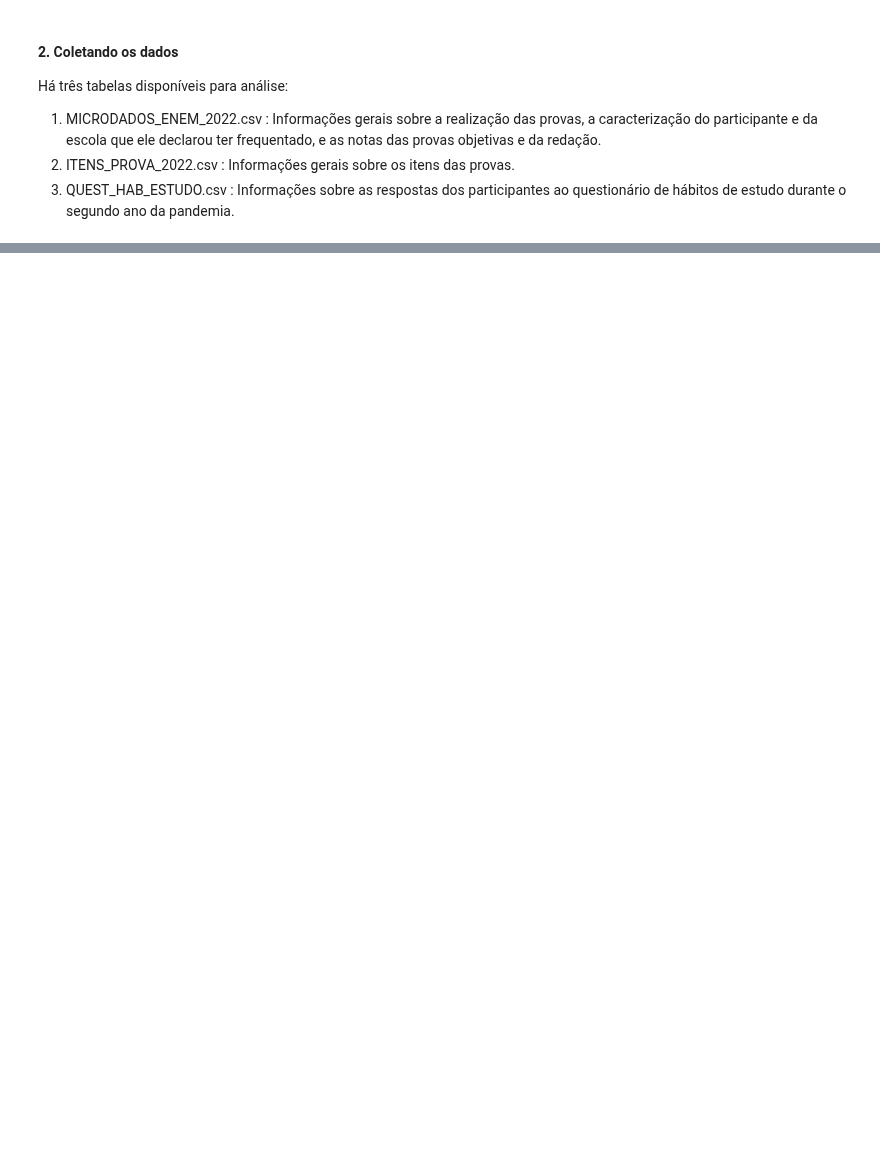
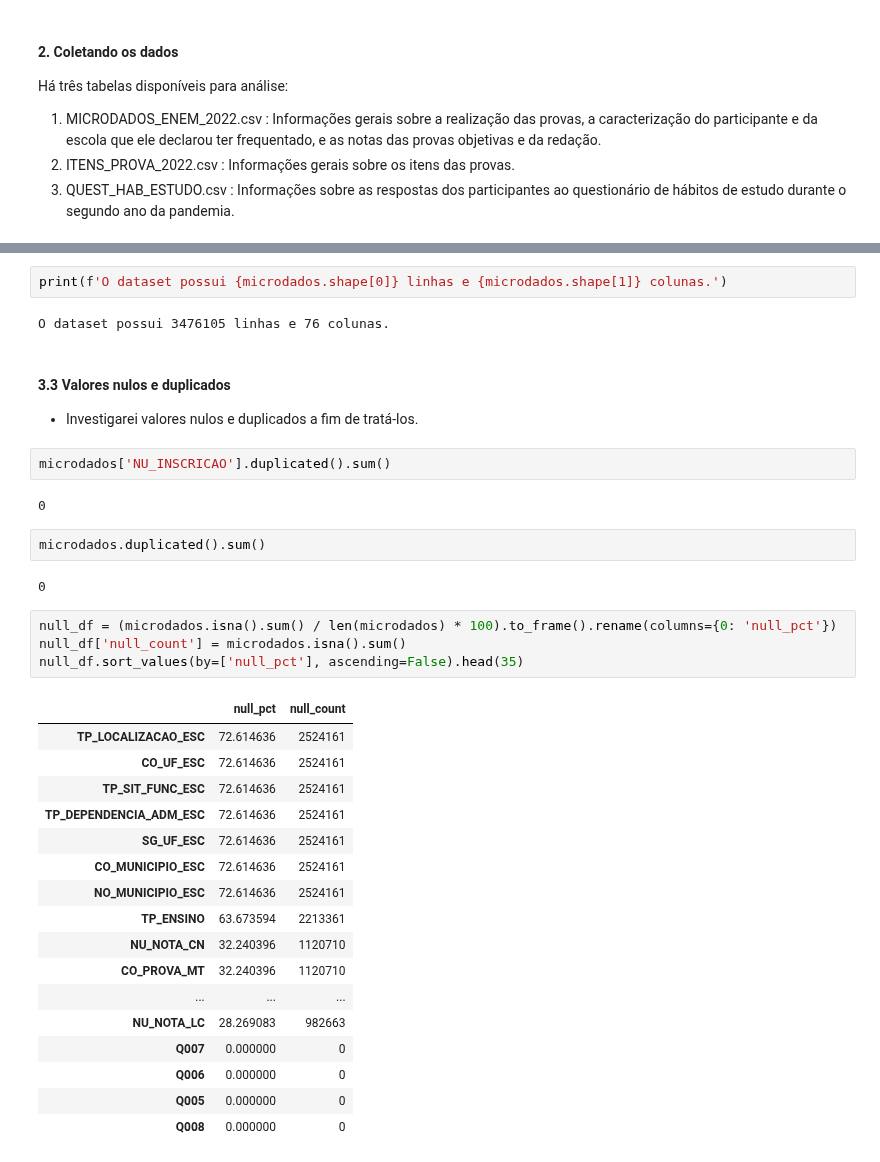
Before and after one commit to allmeidaapedro/Enem-Analysis, a Jupyter notebook: eda.ipynb, the cells around one changed output, grey strips where cells are left out. Saved outputs shown, nothing was run; the diff lists cells and outputs as text; blank space fills up the shorter version.

```diff
--- a/eda.ipynb
+++ b/eda.ipynb
@@ -32,0 +87,37 @@ Há três tabelas disponíveis para análise:
+# %%
+print(f'O dataset possui {microdados.shape[0]} linhas e {microdados.shape[1]} colunas.')
+# %% [output]
+O dataset possui 3476105 linhas e 76 colunas.
+# %% [markdown]
+#### 3.3 Valores nulos e duplicados
+- Investigarei valores nulos e duplicados a fim de tratá-los.
+# %%
+microdados['NU_INSCRICAO'].duplicated().sum()
+# %% [output]
+0
+# %%
+microdados.duplicated().sum()
+# %% [output]
+0
+# %%
+null_df = (microdados.isna().sum() / len(microdados) * 100).to_frame().rename(columns={0: 'null_pct'})
+null_df['null_count'] = microdados.isna().sum()
+null_df.sort_values(by=['null_pct'], ascending=False).head(35)
+# %% [output]
+|  | null_pct | null_count |
+| TP_LOCALIZACAO_ESC | 72.614636 | 2524161 |
+| CO_UF_ESC | 72.614636 | 2524161 |
+| TP_SIT_FUNC_ESC | 72.614636 | 2524161 |
+| TP_DEPENDENCIA_ADM_ESC | 72.614636 | 2524161 |
+| SG_UF_ESC | 72.614636 | 2524161 |
+| CO_MUNICIPIO_ESC | 72.614636 | 2524161 |
+| NO_MUNICIPIO_ESC | 72.614636 | 2524161 |
+| TP_ENSINO | 63.673594 | 2213361 |
+| NU_NOTA_CN | 32.240396 | 1120710 |
+| CO_PROVA_MT | 32.240396 | 1120710 |
+| ... | ... | ... |
+| NU_NOTA_LC | 28.269083 | 982663 |
+| Q007 | 0.000000 | 0 |
+| Q006 | 0.000000 | 0 |
+| Q005 | 0.000000 | 0 |
+| Q008 | 0.000000 | 0 |
```
Also changed, not shown: parts of 31 cells of this notebook, 1 other file.
